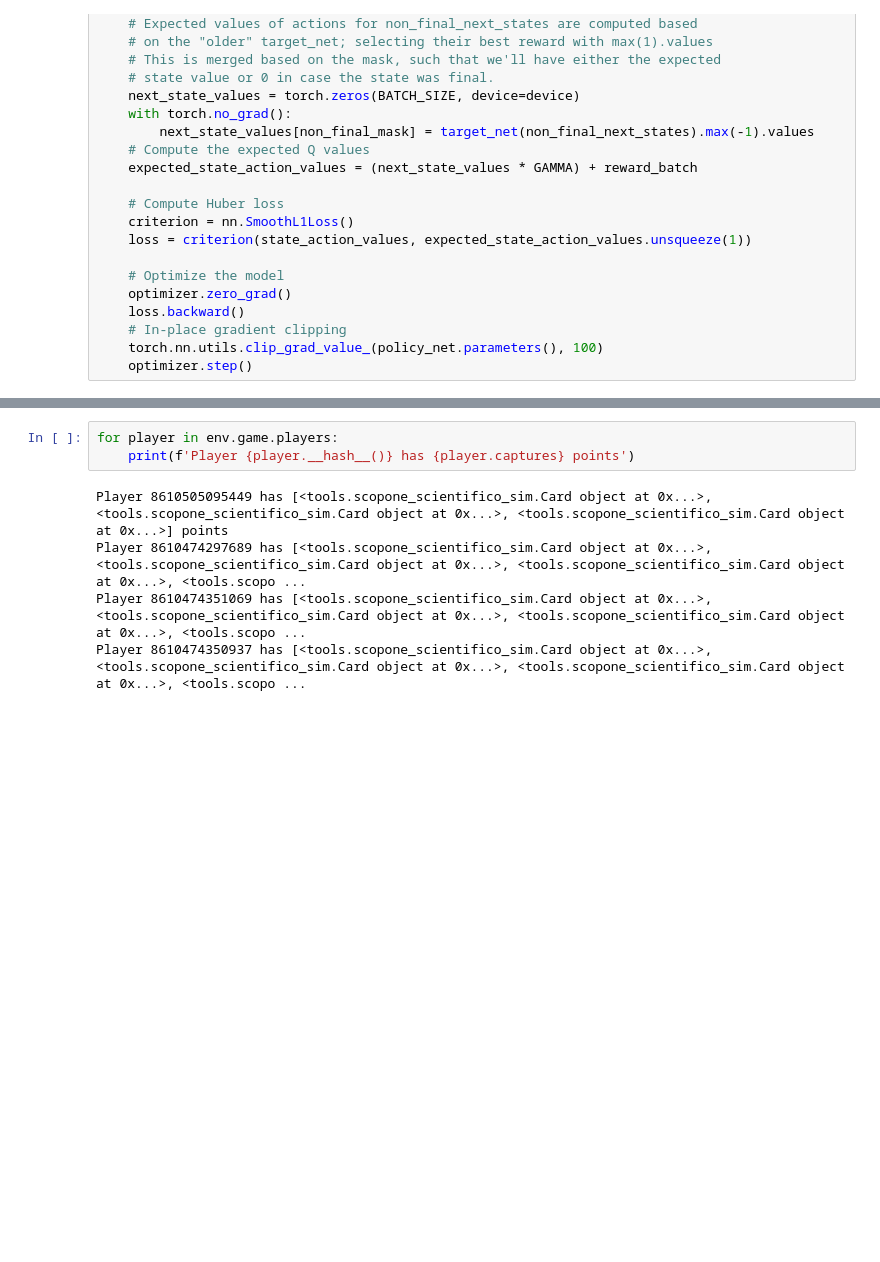
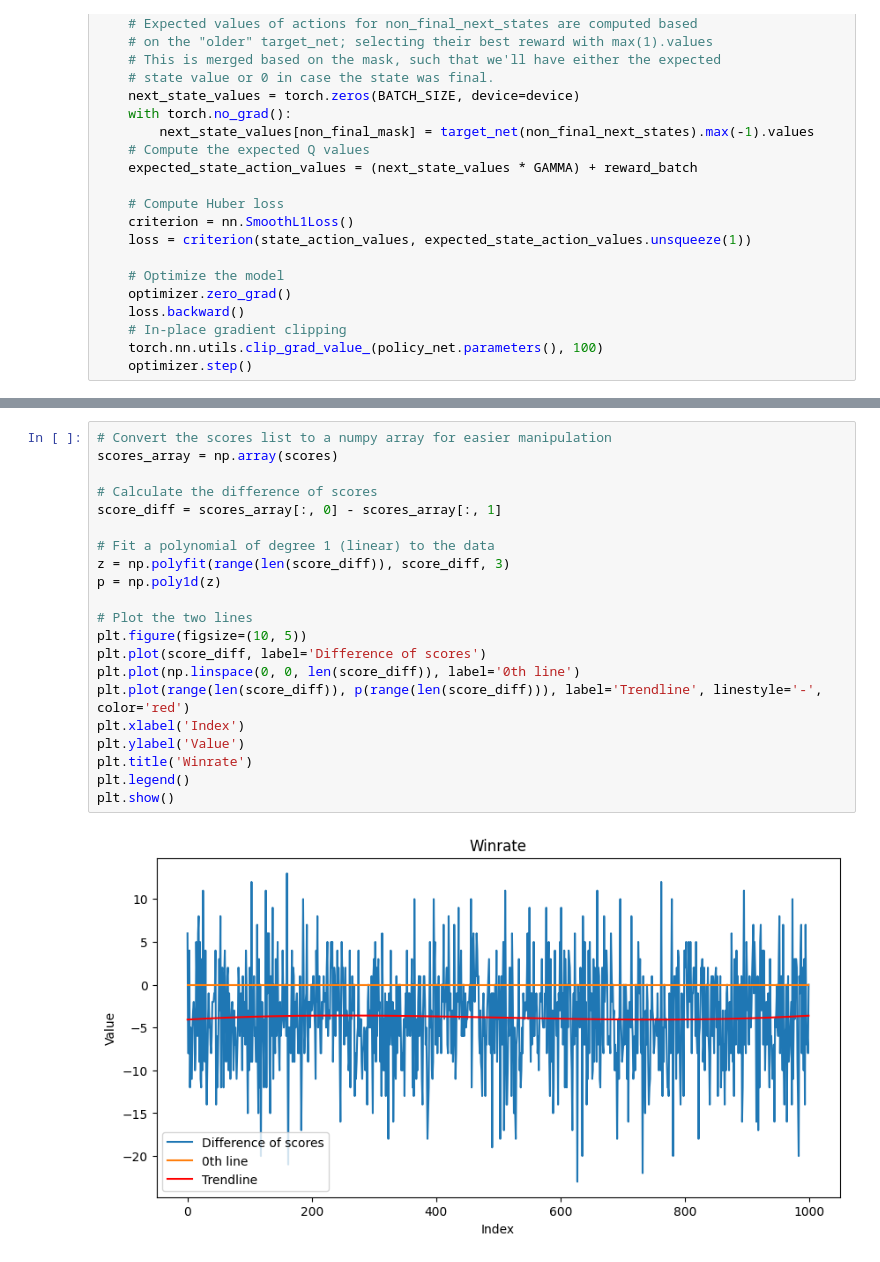
Before and after one commit to DeLnlyMthrLvr/ScopaAI_ToM, a Jupyter notebook: rl_training.ipynb, the cells around one changed output, grey strips where cells are left out. Saved outputs shown, nothing was run; the diff lists cells and outputs as text; blank space fills up the shorter version.

```diff
--- a/rl_training.ipynb
+++ b/rl_training.ipynb
@@ -318,10 +323,25 @@ Complete
 <Figure size 640x480 with 0 Axes>
 <Figure size 640x480 with 0 Axes>
-# %%
-for player in env.game.players:
-    print(f'Player {player.__hash__()} has {player.captures} points')
-# %% [output]
-Player 8610505095449 has [<tools.scopone_scientifico_sim.Card object at 0x...>, <tools.scopone_scientifico_sim.Card object at 0x...>, <tools.scopone_scientifico_sim.Card object at 0x...>] points
-Player 8610474297689 has [<tools.scopone_scientifico_sim.Card object at 0x...>, <tools.scopone_scientifico_sim.Card object at 0x...>, <tools.scopone_scientifico_sim.Card object at 0x...>, <tools.scopo ...
-Player 8610474351069 has [<tools.scopone_scientifico_sim.Card object at 0x...>, <tools.scopone_scientifico_sim.Card object at 0x...>, <tools.scopone_scientifico_sim.Card object at 0x...>, <tools.scopo ...
-Player 8610474350937 has [<tools.scopone_scientifico_sim.Card object at 0x...>, <tools.scopone_scientifico_sim.Card object at 0x...>, <tools.scopone_scientifico_sim.Card object at 0x...>, <tools.scopo ...
+# %%
+# Convert the scores list to a numpy array for easier manipulation
+scores_array = np.array(scores)
+
+# Calculate the difference of scores
+score_diff = scores_array[:, 0] - scores_array[:, 1]
+
+# Fit a polynomial of degree 1 (linear) to the data
+z = np.polyfit(range(len(score_diff)), score_diff, 3)
+p = np.poly1d(z)
+
+# Plot the two lines
+plt.figure(figsize=(10, 5))
+plt.plot(score_diff, label='Difference of scores')
+plt.plot(np.linspace(0, 0, len(score_diff)), label='0th line')
+plt.plot(range(len(score_diff)), p(range(len(score_diff))), label='Trendline', linestyle='-', color='red')
+plt.xlabel('Index')
+plt.ylabel('Value')
+plt.title('Winrate')
+plt.legend()
+plt.show()
+# %% [output]
+[figure, added]
```
Also changed, not shown: parts of 4 cells of this notebook, 2 other files.
